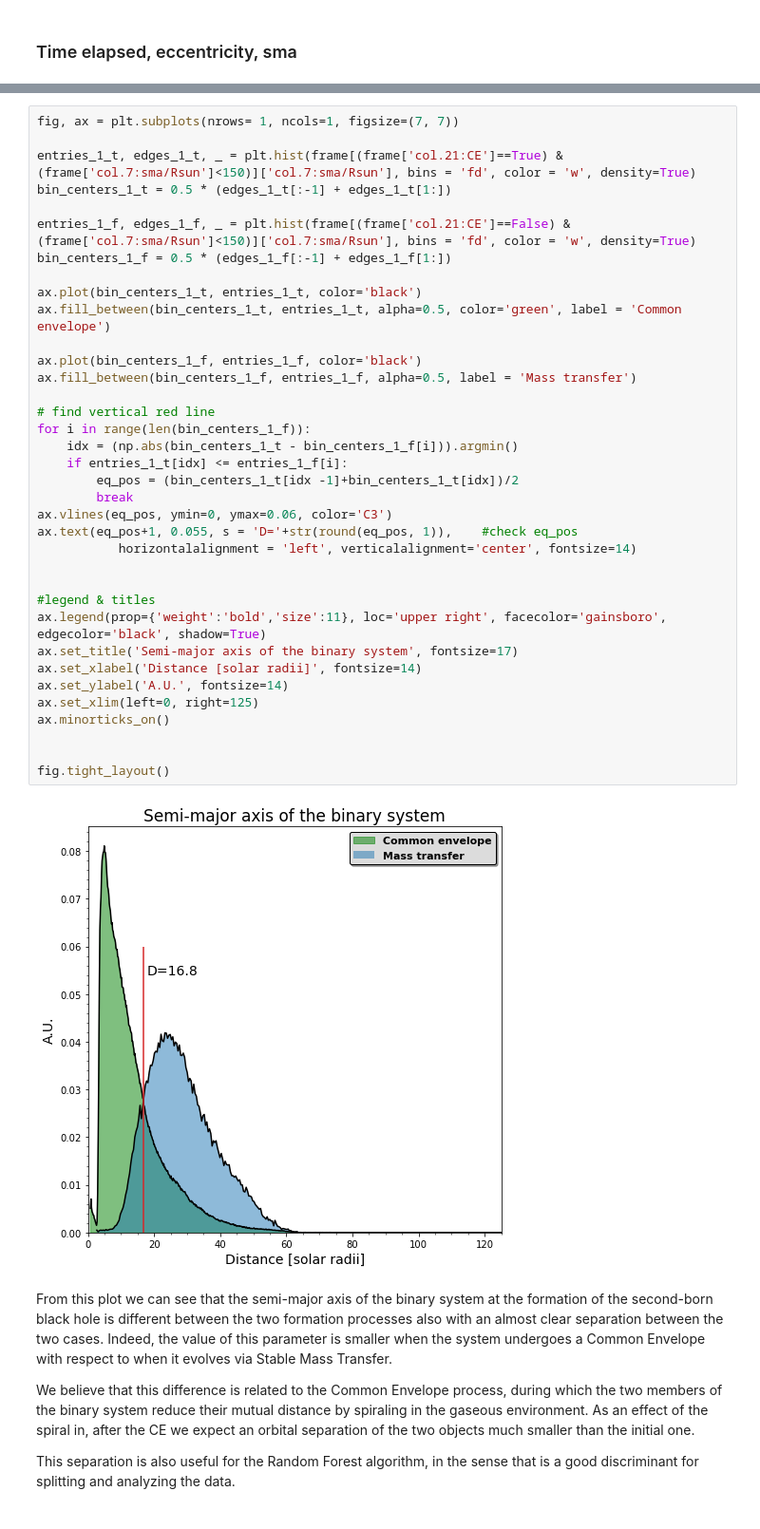
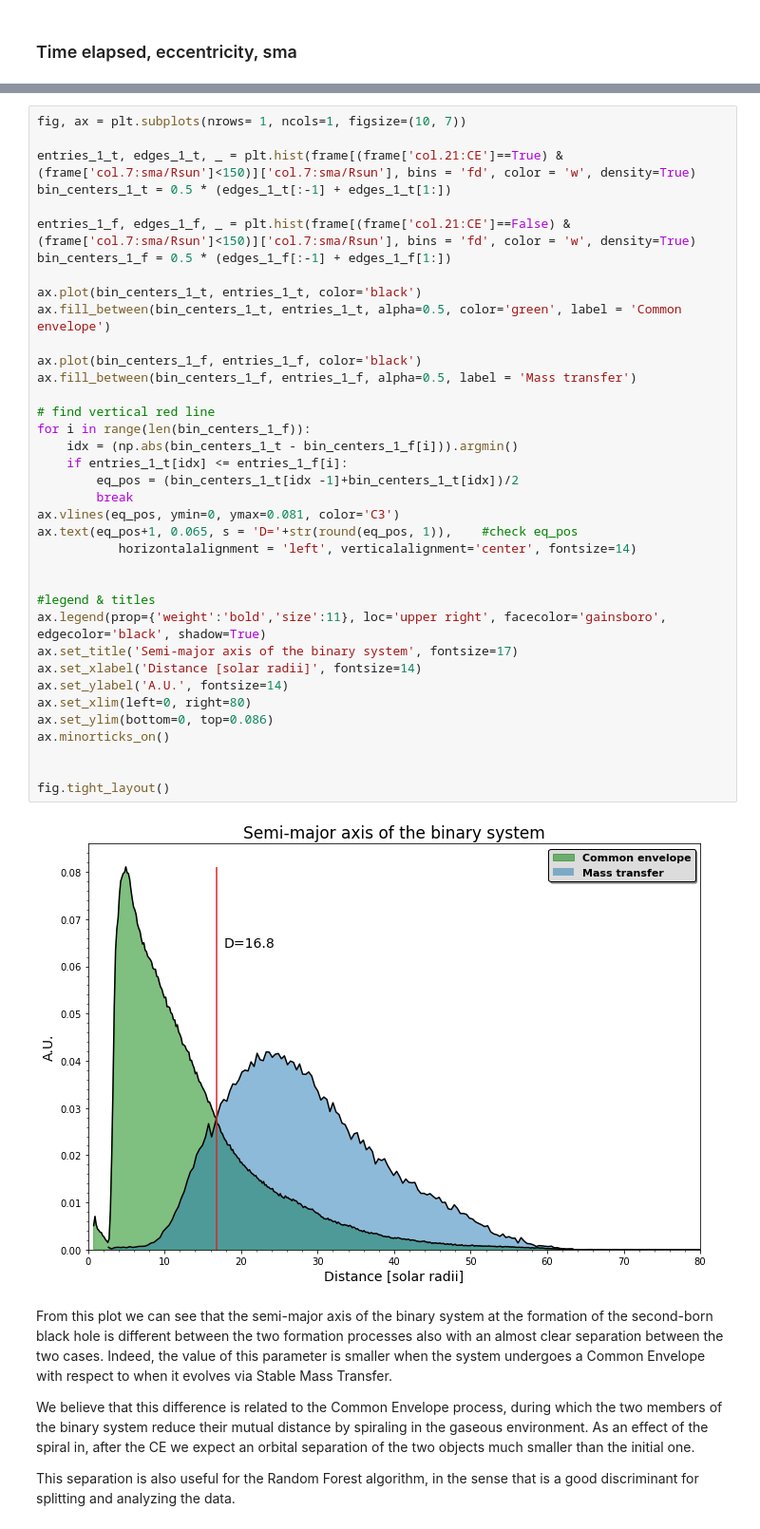
Before and after one commit to PaoloZinesi/TheFormationOfBinaryBlackHoles, a Jupyter notebook: LCP_projects_Y4-Group9/Project.ipynb, the cells around one changed output, grey strips where cells are left out. Shown at 95% size. Cells and saved outputs as stored; diff of their text form.

Commit message:
fixed some things in the plots for the members of the OCD club, reviewed the last/new comments

```diff
--- a/LCP_projects_Y4-Group9/Project.ipynb
+++ b/LCP_projects_Y4-Group9/Project.ipynb
@@ -894,41 +896,42 @@ In agreement with the results of the machine learning algorithm this feature is
 # %%
-fig, ax = plt.subplots(nrows= 1, ncols=1, figsize=(7, 7))
+fig, ax = plt.subplots(nrows= 1, ncols=1, figsize=(10, 7))
 
 entries_1_t, edges_1_t, _ = plt.hist(frame[(frame['col.21:CE']==True) & (frame['col.7:sma/Rsun']<150)]['col.7:sma/Rsun'], bins = 'fd', color = 'w', density=True)
 bin_centers_1_t = 0.5 * (edges_1_t[:-1] + edges_1_t[1:])
 
 entries_1_f, edges_1_f, _ = plt.hist(frame[(frame['col.21:CE']==False) & (frame['col.7:sma/Rsun']<150)]['col.7:sma/Rsun'], bins = 'fd', color = 'w', density=True)
 bin_centers_1_f = 0.5 * (edges_1_f[:-1] + edges_1_f[1:])
 
 ax.plot(bin_centers_1_t, entries_1_t, color='black')
 ax.fill_between(bin_centers_1_t, entries_1_t, alpha=0.5, color='green', label = 'Common envelope')
 
 ax.plot(bin_centers_1_f, entries_1_f, color='black')
 ax.fill_between(bin_centers_1_f, entries_1_f, alpha=0.5, label = 'Mass transfer')
 
 # find vertical red line
 for i in range(len(bin_centers_1_f)):
     idx = (np.abs(bin_centers_1_t - bin_centers_1_f[i])).argmin()
     if entries_1_t[idx] <= entries_1_f[i]:
         eq_pos = (bin_centers_1_t[idx -1]+bin_centers_1_t[idx])/2
         break
-ax.vlines(eq_pos, ymin=0, ymax=0.06, color='C3')
-ax.text(eq_pos+1, 0.055, s = 'D='+str(round(eq_pos, 1)),    #check eq_pos
+ax.vlines(eq_pos, ymin=0, ymax=0.081, color='C3')
+ax.text(eq_pos+1, 0.065, s = 'D='+str(round(eq_pos, 1)),    #check eq_pos
            horizontalalignment = 'left', verticalalignment='center', fontsize=14)
 
 
 #legend & titles
 ax.legend(prop={'weight':'bold','size':11}, loc='upper right', facecolor='gainsboro', edgecolor='black', shadow=True)
 ax.set_title('Semi-major axis of the binary system', fontsize=17)
 ax.set_xlabel('Distance [solar radii]', fontsize=14)
 ax.set_ylabel('A.U.', fontsize=14)
-ax.set_xlim(left=0, right=125)
+ax.set_xlim(left=0, right=80)
+ax.set_ylim(bottom=0, top=0.086)
 ax.minorticks_on()
 
 
 fig.tight_layout()
 # %% [output]
-[figure, old version]
+[figure, new version]
 # %% [markdown]
 From this plot we can see that the semi-major axis of the binary system at the formation of the second-born black hole is different between the two formation processes also with an almost clear separation between the two cases. Indeed, the value of this parameter is smaller when the system undergoes a Common Envelope with respect to when it evolves via Stable Mass Transfer.
 
```
Also changed, not shown: parts of 32 cells of this notebook.
